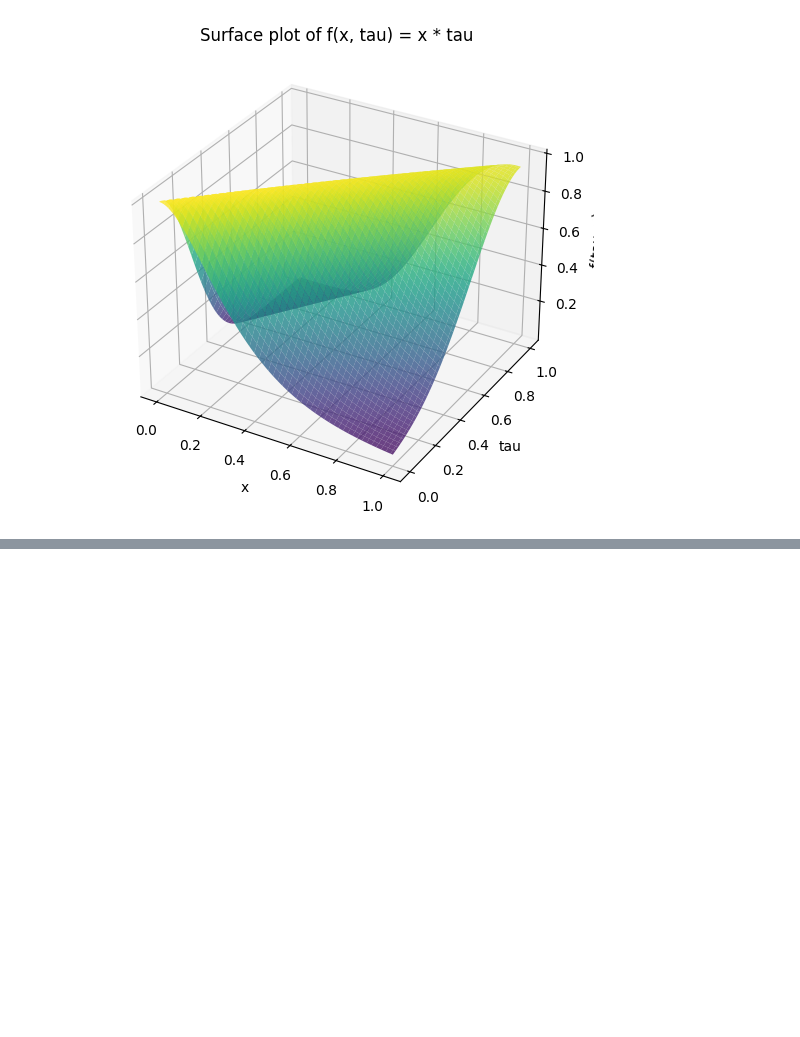
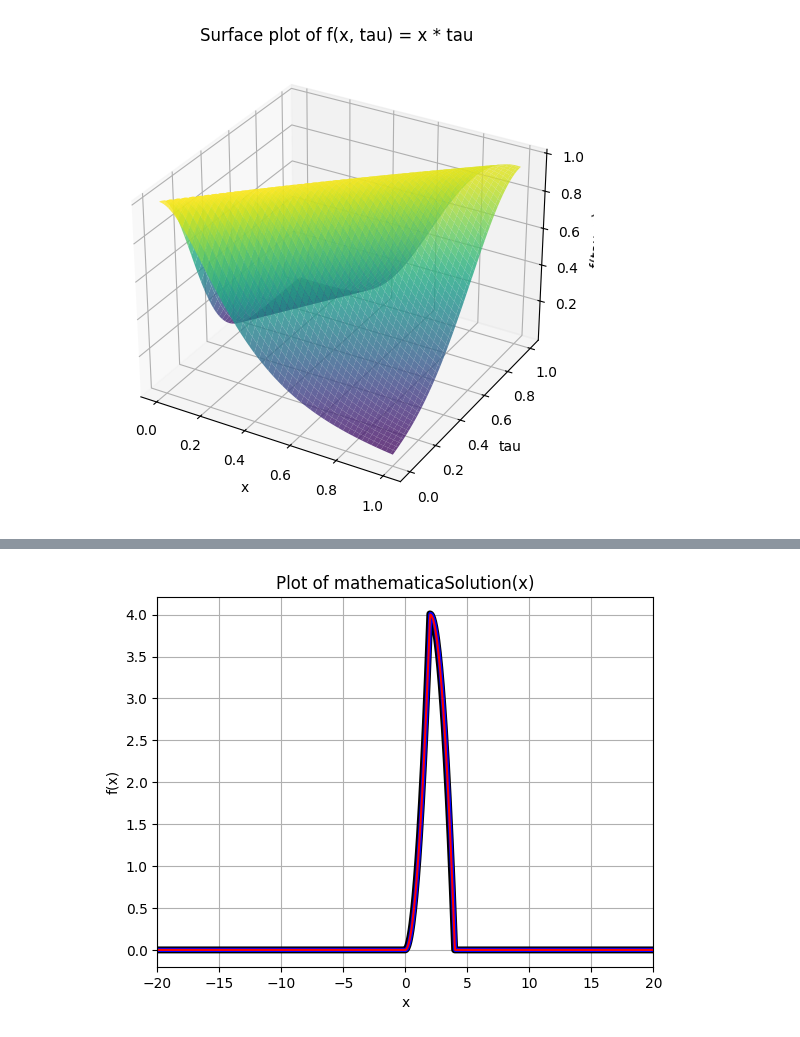
Before and after one commit to det-lab/elbe-data-convolution, a Jupyter notebook: DepConvLib/doubleGaussAnalytic.ipynb, the cells around one changed output, grey strips where cells are left out. Drawn from its saved outputs; the diff is of its cells as text; code cells hidden in the pictures; blank space fills up the shorter version.

```diff
--- a/DepConvLib/doubleGaussAnalytic.ipynb
+++ b/DepConvLib/doubleGaussAnalytic.ipynb
@@ -188,0 +205,49 @@ plt.show()
+# %%
+#Analytical Solution of Square and Triangle wave
+import numpy as np
+import varConvolveGit as vcg
+import inspect
+
+def f(x):
+    return np.piecewise(x,
+                        [x < 0, (0 <= x) & (x < 2), x >= 2],
+                        [0, lambda x: x, 0])
+
+def g(x):
+    return np.piecewise(x,
+                        [x < 0, (0 <= x) & (x < 2), x >= 2],
+                        [0, 2, 0])
+
+def mathamaticaSolution(x):
+    output = np.zeros(len(x))
+    for i, val in enumerate(x):
+        if 0<val and val<2:
+            output[i] = val**2
+        elif 2<=val and val<4:
+            output[i] = (4*val - val **2)
+        else:
+            output[i] = (0)
+    return output
+
+x = np.linspace (-20,20,1000)
+
+mathmaticaSol = mathamaticaSolution(x)
+
+numpySol = np.convolve(f(x),g(x),mode="same") * np.diff(x)[0]
+
+#varConSol = vcg.varconvolve(x,f(x),g,vcg.var)
+
+convolvedSigKernArray = pc.convolution_2d_changing_kernel(f(x), g, x,1)
+
+plt.plot(x,convolvedSigKernArray,linewidth=5, color = "black")
+plt.plot(x,numpySol,linewidth=3,color = "blue")
+plt.plot(x,mathmaticaSol, color="red")
+plt.title("Plot of mathematicaSolution(x)")
+plt.xlabel("x")
+plt.ylabel("f(x)")
+plt.xlim(-20,20)
+
+plt.grid(True)
+plt.show()
+# %% [output]
+[figure, added]
```
Also changed, not shown: parts of 3 cells of this notebook, 1 other file.
